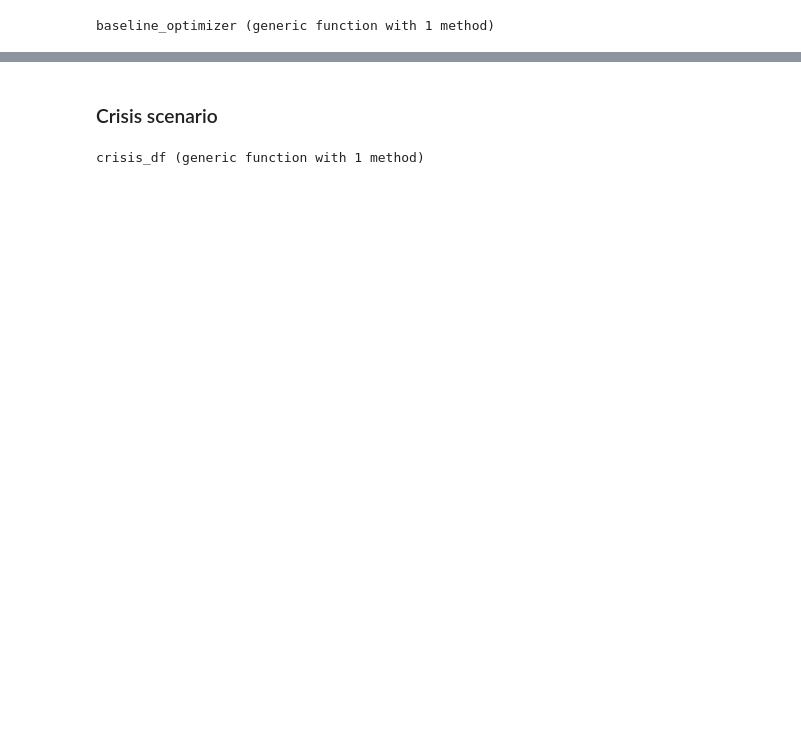
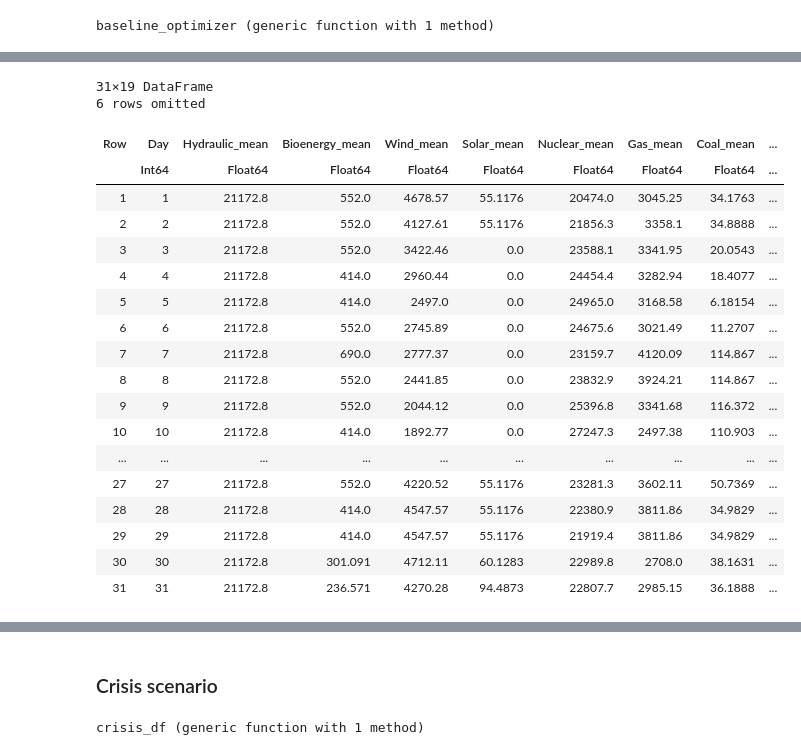
Before and after one commit to OscarCourbit/Energy-Allocation-in-France, a Jupyter notebook: Project_Problem.ipynb, the cells around one changed output, grey strips where cells are left out. Drawn from its saved outputs; the diff is of its cells as text; code cells hidden in the pictures; blank space fills up the shorter version.

```diff
--- a/Project_Problem.ipynb
+++ b/Project_Problem.ipynb
@@ -85,7 +86,10 @@ df[!, :Germany_Belgium_export] = convert(Array{Float64}, df[!, :Germany_Belgium_
 # %% [markdown]
 ### Pre-processing
 # %%
-function transform_data(df, push_nuclear=0.2, push_solar=0.15)
+Random.seed!(seed)
+
+function transform_data(df; push_nuclear=0.2, push_solar=0.15)
+    Random.seed!(seed)
     inc_nuc = 1 + push_nuclear
     inc_sol = 1 + push_solar
 
@@ -502,8 +515,9 @@ function convert_to_df(x, y, z, df_base)
     # create a new dataframe
     df = DataFrame()
 
-    # add the time column
+    # add the time column, and Date column
     df[!, :Time] = df_base[!, :Time]
+    df[!, :Date] = df_base[!, :Date]
 
     # add the production columns
     for i in 1:size(sources, 1)
@@ -523,4 +537,34 @@ function convert_to_df(x, y, z, df_base)
     # return the dataframe
     return df
 end
+
+
+function daily_total(df_base)
+    # copy of df_base
+    df_daily = copy(df_base)
+    # create day column from the Date column
+    df_daily[!, :Day] = Dates.day.(df_daily[!, :Date])
+    # drop the Time and Date columns
+    df_daily = select(df_daily, Not([:Time, :Date]))
+    # group by day
+    df_daily = combine(groupby(df_daily, :Day), :Hydraulic => sum, :Bioenergy => sum, :Wind => sum, :Solar => sum, :Nuclear => sum, :Gas => sum, :Coal => sum, :Fuel => sum, :England_import => sum, :Spain_import => sum, :Italy_import => sum, :Switzerland_import => sum, :Germany_Belgium_import => sum, :England_export => sum, :Spain_export => sum, :Italy_export => sum, :Switzerland_export => sum, :Germany_Belgium_export => sum)
+
+    # return the dataframe
+    return df_daily
+end
+
+
+function daily_average(df_base)
+    # copy of df_base
+    df_daily = copy(df_base)
+    # create day column from the Date column
+    df_daily[!, :Day] = Dates.day.(df_daily[!, :Date])
+    # drop the Time and Date columns
+    df_daily = select(df_daily, Not([:Time, :Date]))
+    # group by day
+    df_daily = combine(groupby(df_daily, :Day), :Hydraulic => mean, :Bioenergy => mean, :Wind => mean, :Solar => mean, :Nuclear => mean, :Gas => mean, :Coal => mean, :Fuel => mean, :England_import => mean, :Spain_import => mean, :Italy_import => mean, :Switzerland_import => mean, :Germany_Belgium_import => mean, :England_export => mean, :Spain_export => mean, :Italy_export => mean, :Switzerland_export => mean, :Germany_Belgium_export => mean)
+
+    # return the dataframe
+    return df_daily
+end
 # %% [output]
@@ -611,0 +633,25 @@ df_opt
+# %%
+#df_opt
+#daily_total(df_opt)
+daily_average(df_opt)
+# %% [output]
+31×19 DataFrame
+6 rows omitted
+| Row | Day | Hydraulic_mean | Bioenergy_mean | Wind_mean | Solar_mean | Nuclear_mean | Gas_mean | Coal_mean | ... |
+|  | Int64 | Float64 | Float64 | Float64 | Float64 | Float64 | Float64 | Float64 | ... |
+| 1 | 1 | 21172.8 | 552.0 | 4678.57 | 55.1176 | 20474.0 | 3045.25 | 34.1763 | ... |
+| 2 | 2 | 21172.8 | 552.0 | 4127.61 | 55.1176 | 21856.3 | 3358.1 | 34.8888 | ... |
+| 3 | 3 | 21172.8 | 552.0 | 3422.46 | 0.0 | 23588.1 | 3341.95 | 20.0543 | ... |
+| 4 | 4 | 21172.8 | 414.0 | 2960.44 | 0.0 | 24454.4 | 3282.94 | 18.4077 | ... |
+| 5 | 5 | 21172.8 | 414.0 | 2497.0 | 0.0 | 24965.0 | 3168.58 | 6.18154 | ... |
+| 6 | 6 | 21172.8 | 552.0 | 2745.89 | 0.0 | 24675.6 | 3021.49 | 11.2707 | ... |
+| 7 | 7 | 21172.8 | 690.0 | 2777.37 | 0.0 | 23159.7 | 4120.09 | 114.867 | ... |
+| 8 | 8 | 21172.8 | 552.0 | 2441.85 | 0.0 | 23832.9 | 3924.21 | 114.867 | ... |
+| 9 | 9 | 21172.8 | 552.0 | 2044.12 | 0.0 | 25396.8 | 3341.68 | 116.372 | ... |
+| 10 | 10 | 21172.8 | 414.0 | 1892.77 | 0.0 | 27247.3 | 2497.38 | 110.903 | ... |
+| ... | ... | ... | ... | ... | ... | ... | ... | ... | ... |
+| 27 | 27 | 21172.8 | 552.0 | 4220.52 | 55.1176 | 23281.3 | 3602.11 | 50.7369 | ... |
+| 28 | 28 | 21172.8 | 414.0 | 4547.57 | 55.1176 | 22380.9 | 3811.86 | 34.9829 | ... |
+| 29 | 29 | 21172.8 | 414.0 | 4547.57 | 55.1176 | 21919.4 | 3811.86 | 34.9829 | ... |
+| 30 | 30 | 21172.8 | 301.091 | 4712.11 | 60.1283 | 22989.8 | 2708.0 | 38.1631 | ... |
+| 31 | 31 | 21172.8 | 236.571 | 4270.28 | 94.4873 | 22807.7 | 2985.15 | 36.1888 | ... |
```
Also changed, not shown: parts of 25 cells of this notebook.
